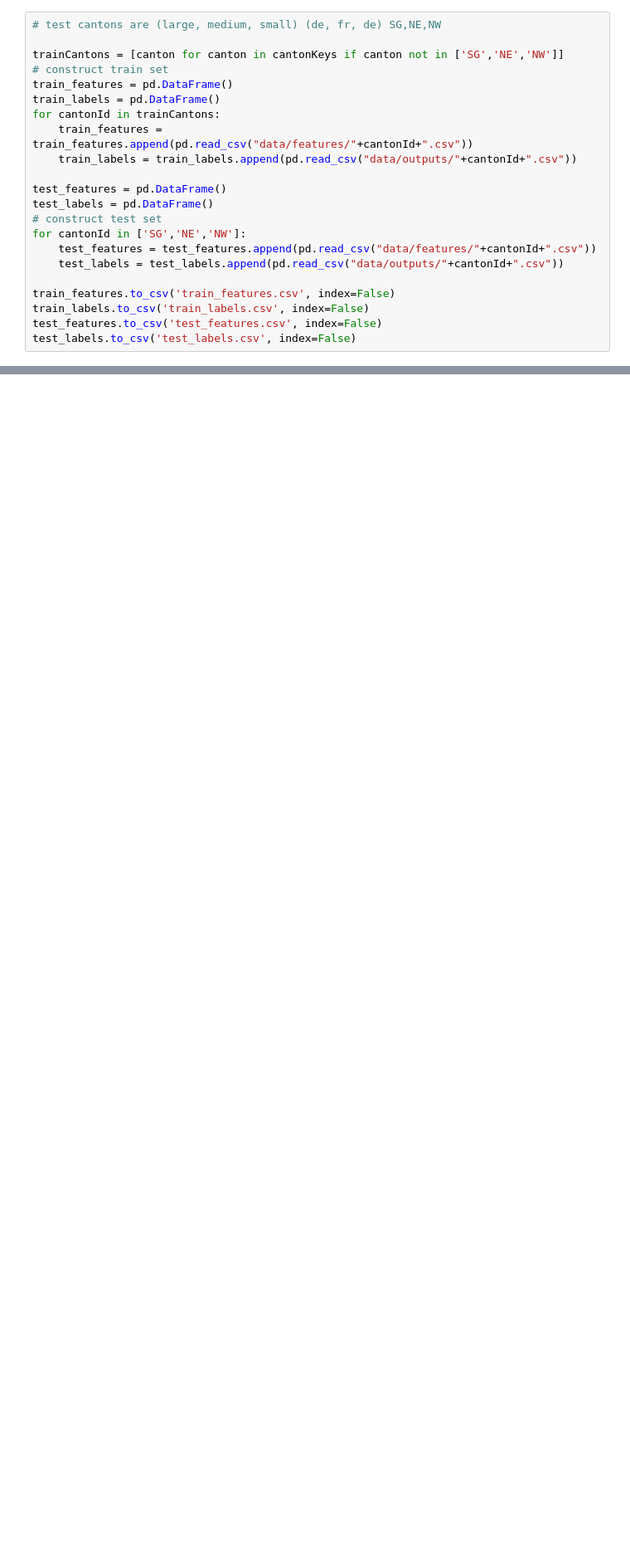
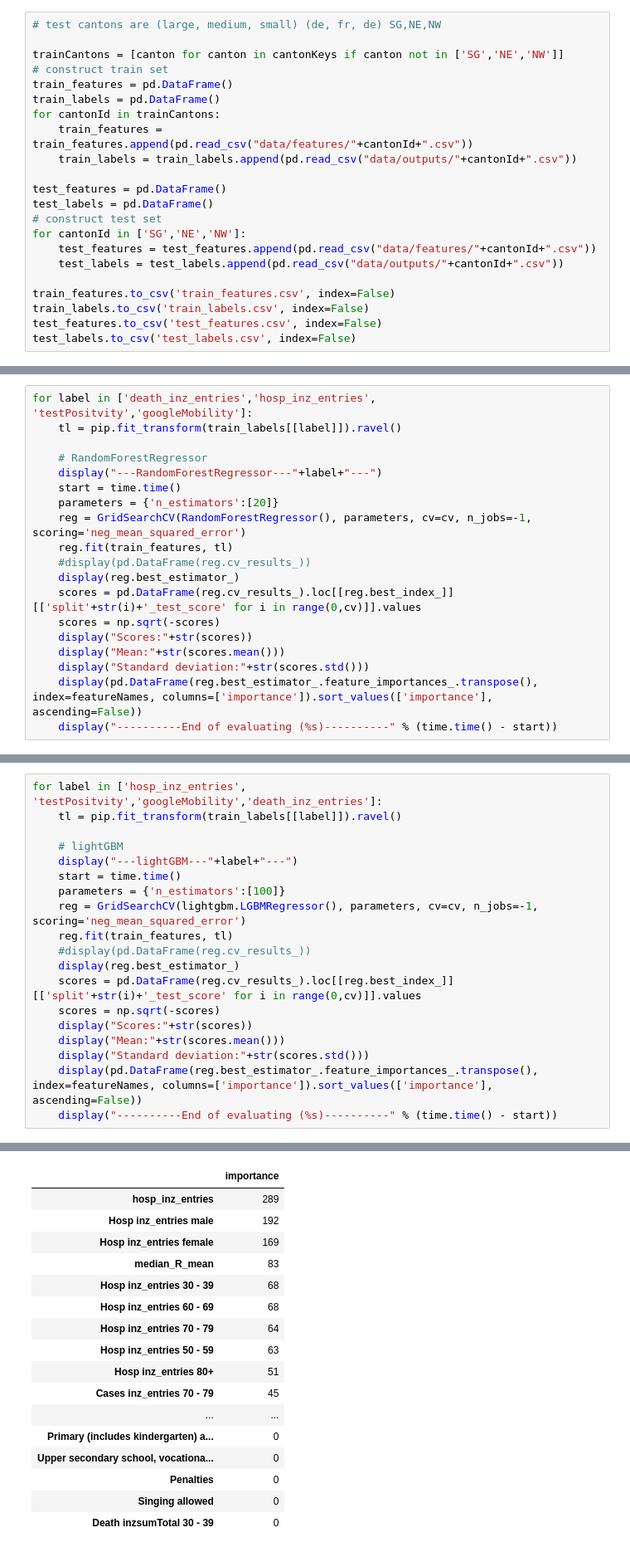
Before and after one commit to ratschlab/projects2021-bsc-thesis-scherer, a Jupyter notebook: MLModel.ipynb, the cells around one changed output, grey strips where cells are left out. Shown: that part at 83% size. Saved outputs shown, nothing was run; the diff lists cells and outputs as text; blank space fills up the shorter version.

```diff
--- a/MLModel.ipynb
+++ b/MLModel.ipynb
@@ -277,0 +389,19 @@ display(pd.DataFrame(reg.coef_.transpose(), index=featureNames, columns=['import
+# %%
+for label in ['death_inz_entries','hosp_inz_entries', 'testPositvity','googleMobility']:
+    tl = pip.fit_transform(train_labels[[label]]).ravel()
+
+    # RandomForestRegressor
+    display("---RandomForestRegressor---"+label+"---")
+    start = time.time()
+    parameters = {'n_estimators':[20]}
+    reg = GridSearchCV(RandomForestRegressor(), parameters, cv=cv, n_jobs=-1, scoring='neg_mean_squared_error')
+    reg.fit(train_features, tl)
+    #display(pd.DataFrame(reg.cv_results_))
+    display(reg.best_estimator_)
+    scores = pd.DataFrame(reg.cv_results_).loc[[reg.best_index_]][['split'+str(i)+'_test_score' for i in range(0,cv)]].values
+    scores = np.sqrt(-scores)
+    display("Scores:"+str(scores))
+    display("Mean:"+str(scores.mean()))
+    display("Standard deviation:"+str(scores.std()))
+    display(pd.DataFrame(reg.best_estimator_.feature_importances_.transpose(), index=featureNames, columns=['importance']).sort_values(['importance'], ascending=False))
+    display("----------End of evaluating (%s)----------" % (time.time() - start))
@@ -277,0 +433,20 @@ display(pd.DataFrame(reg.coef_.transpose(), index=featureNames, columns=['import
+# %%
+for label in ['hosp_inz_entries', 'testPositvity','googleMobility','death_inz_entries']:
+    tl = pip.fit_transform(train_labels[[label]]).ravel()
+
+    # lightGBM
+    display("---lightGBM---"+label+"---")
+    start = time.time()
+    parameters = {'n_estimators':[100]}
+    reg = GridSearchCV(lightgbm.LGBMRegressor(), parameters, cv=cv, n_jobs=-1, scoring='neg_mean_squared_error')
+    reg.fit(train_features, tl)
+    #display(pd.DataFrame(reg.cv_results_))
+    display(reg.best_estimator_)
+    scores = pd.DataFrame(reg.cv_results_).loc[[reg.best_index_]][['split'+str(i)+'_test_score' for i in range(0,cv)]].values
+    scores = np.sqrt(-scores)
+    display("Scores:"+str(scores))
+    display("Mean:"+str(scores.mean()))
+    display("Standard deviation:"+str(scores.std()))
+    display(pd.DataFrame(reg.best_estimator_.feature_importances_.transpose(), index=featureNames, columns=['importance']).sort_values(['importance'], ascending=False))
+    display("----------End of evaluating (%s)----------" % (time.time() - start))
+# %% [output]
@@ -277,0 +458,17 @@ display(pd.DataFrame(reg.coef_.transpose(), index=featureNames, columns=['import
+|  | importance |
+| hosp_inz_entries | 289 |
+| Hosp inz_entries male | 192 |
+| Hosp inz_entries female | 169 |
+| median_R_mean | 83 |
+| Hosp inz_entries 30 - 39 | 68 |
+| Hosp inz_entries 60 - 69 | 68 |
+| Hosp inz_entries 70 - 79 | 64 |
+| Hosp inz_entries 50 - 59 | 63 |
+| Hosp inz_entries 80+ | 51 |
+| Cases inz_entries 70 - 79 | 45 |
+| ... | ... |
+| Primary (includes kindergarten) a... | 0 |
+| Upper secondary school, vocationa... | 0 |
+| Penalties | 0 |
+| Singing allowed | 0 |
+| Death inzsumTotal 30 - 39 | 0 |
```
Also changed, not shown: parts of 11 cells of this notebook.
